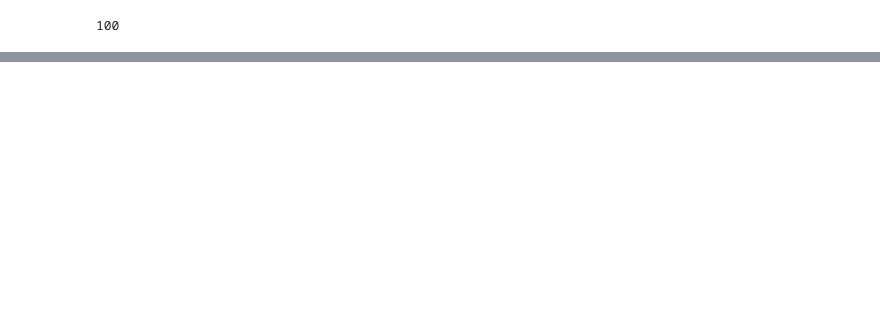
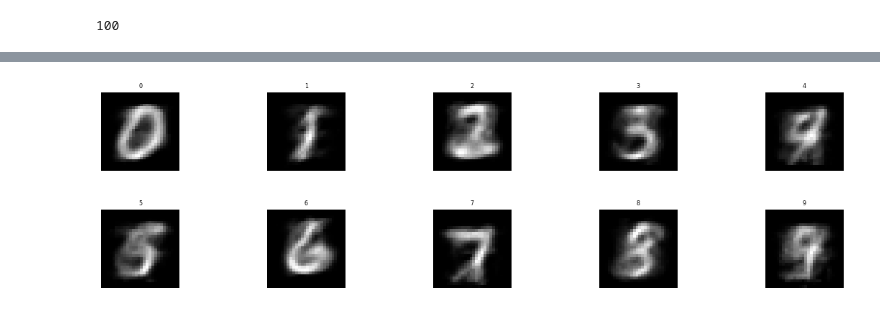
Before and after one commit to pvwoods/dl-experiments, a Jupyter notebook: bfn/mnist.ipynb, the cells around one changed output, grey strips where cells are left out. Saved outputs shown, nothing was run; the diff lists cells and outputs as text; code cells hidden in the pictures; blank space fills up the shorter version.

```diff
--- a/bfn/mnist.ipynb
+++ b/bfn/mnist.ipynb
@@ -398,0 +419,18 @@ plt.show()
+# %%
+averaged_images = images.reshape(W,H,-1).mean(1)
+
+plt.figure(figsize=(20, 5))
+for i, image in enumerate(averaged_images):
+    image = image.view(28, 28).cpu().detach().numpy()
+
+    plt.subplot(2, 5, i+1)
+    plt.imshow(image, cmap='gray')
+    plt.title(f'{i}', fontsize=8)
+    plt.axis('off')
+
+plt.subplots_adjust(hspace=0.5)
+plt.show()
+
+#averaged_images.shape
+# %% [output]
+[figure, added]
```
Also changed, not shown: parts of 10 cells of this notebook.
